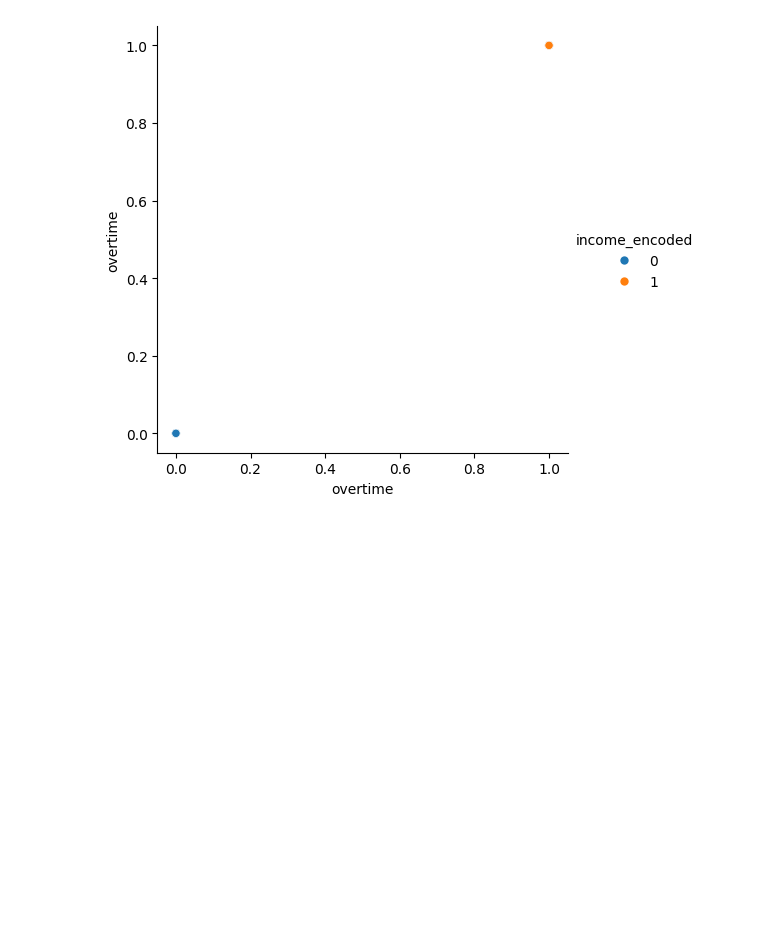
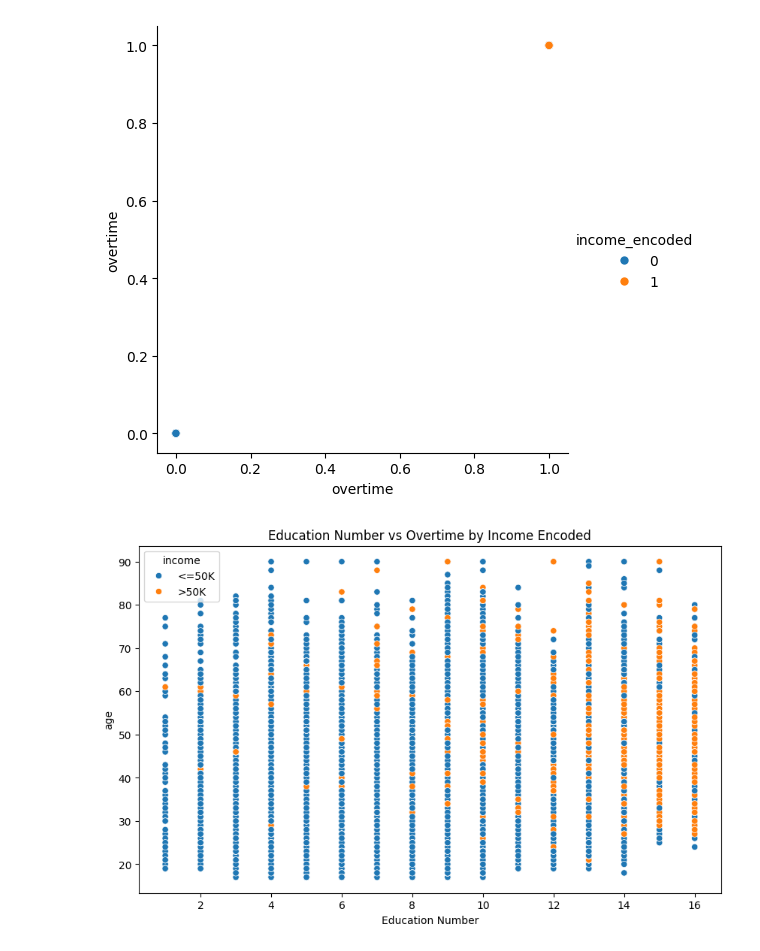
Before and after one commit to VisaHuy/Salary-Prediction-Project, a Jupyter notebook: notebooks/Salary_Prediction_Model.ipynb, the cells around one changed output. Cells and saved outputs as stored; diff of their text form; code cells hidden in the pictures; blank space fills up the shorter version.

```diff
--- a/notebooks/Salary_Prediction_Model.ipynb
+++ b/notebooks/Salary_Prediction_Model.ipynb
@@ -80,3 +90,13 @@ overtime: [0 1]
 [figure]
 [figure]
 [figure]
+# %%
+# scatter plot for education-num vs overtime
+plt.figure(figsize=(10,6))
+sns.scatterplot(x='education-num', y='age', hue='income', data=df)
+plt.title('Education Number vs Overtime by Income Encoded')
+plt.xlabel('Education Number')
+plt.ylabel('age')
+plt.show()
+# %% [output]
+[figure, added]
```
Also changed, not shown: parts of 24 cells of this notebook.
